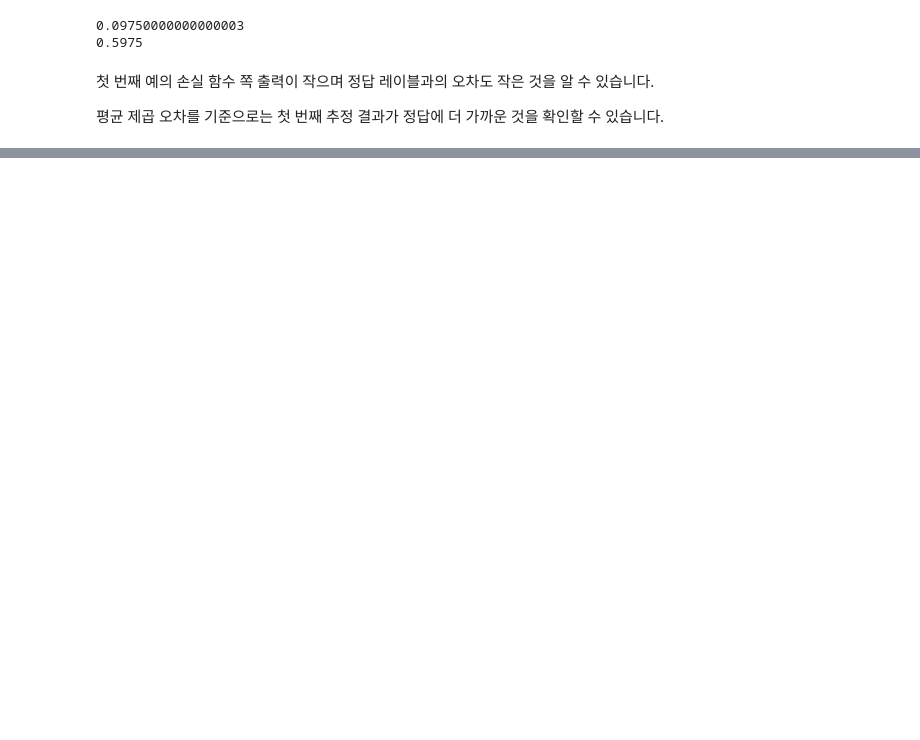
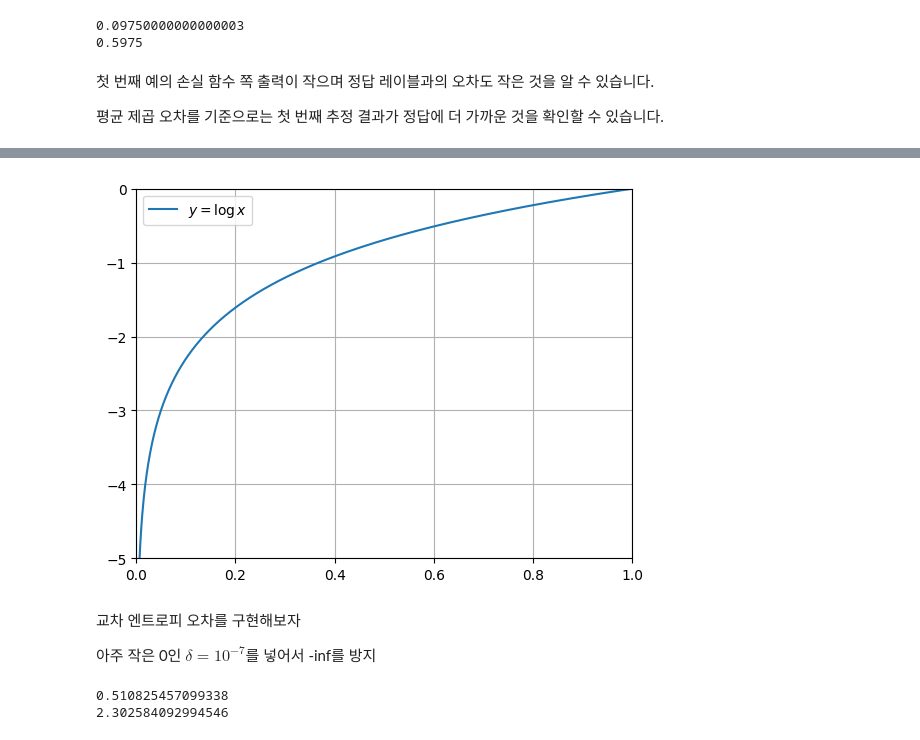
Before and after one commit to jsh112/AIproject, a Jupyter notebook: Book/Chpater4.ipynb, the cells around one changed output, grey strips where cells are left out. Saved outputs shown, nothing was run; the diff lists cells and outputs as text; code cells hidden in the pictures; blank space fills up the shorter version.

```diff
--- a/Book/Chpater4.ipynb
+++ b/Book/Chpater4.ipynb
@@ -39,0 +53,18 @@ print(MSE(y,t))
+# %%
+import numpy as np
+import matplotlib.pyplot as plt
+
+x = np.linspace(0.0, 1.0, 1000)
+y = np.log(x)
+plt.plot(x, y)
+plt.xlim(0, 1)
+plt.ylim(-5, 0)
+plt.grid()
+plt.legend(["$y = \log{x}$"])
+plt.show()
+# %% [output]
+[figure, added]
+# %% [markdown]
+교차 엔트로피 오차를 구현해보자
+
+아주 작은 0인  $\delta = 10^{-7}$를 넣어서 -inf를 방지
@@ -39,0 +75,11 @@ print(MSE(y,t))
+# %%
+t = [0, 0, 1, 0, 0, 0, 0, 0, 0, 0]
+y = [0.1, 0.05, 0.6, 0.0, 0.05, 0.1, 0.0, 0.1, 0.0, 0.0]
+
+print(cross_entropy_error(np.array(y), np.array(t)))
+
+y = [0.1, 0.05, 0.1, 0.0, 0.05, 0.1, 0.0, 0.1, 0.0, 0.0]
+print(cross_entropy_error(np.array(y), np.array(t)))
+# %% [output]
+0.510825457099338
+2.302584092994546
```
Also changed, not shown: parts of 25 cells of this notebook, 16 other files.
